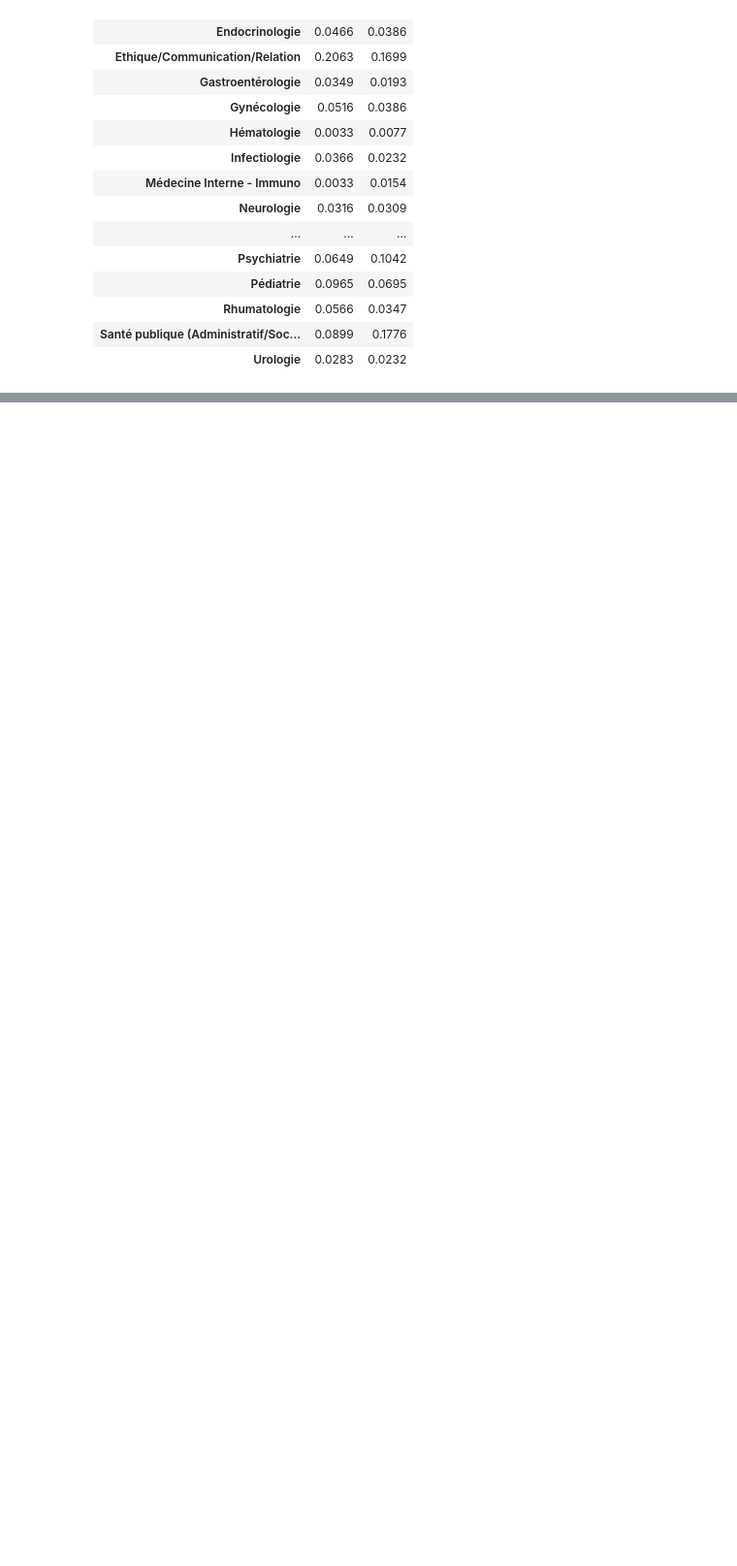
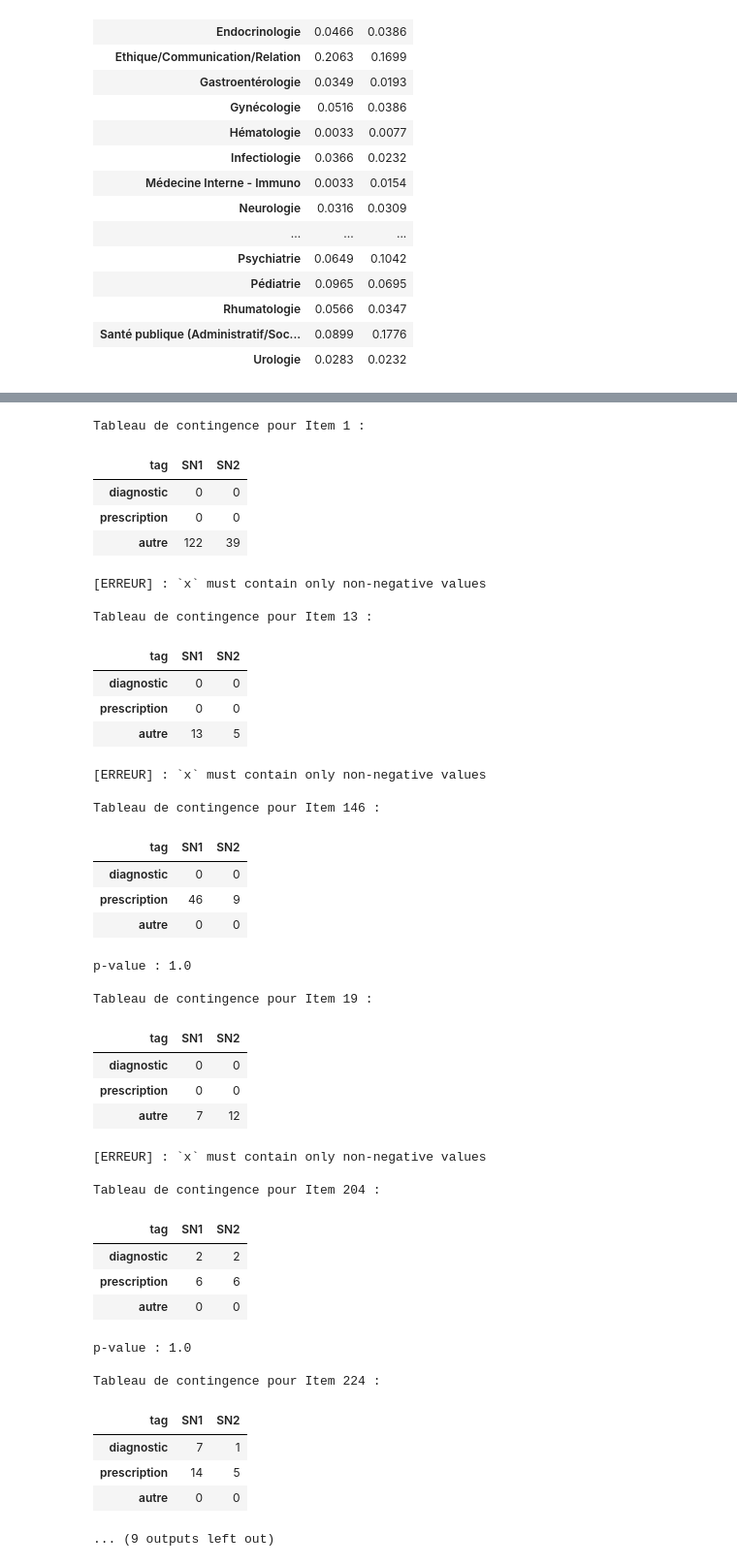
Before and after one commit to ClemBouy/stat, a Jupyter notebook: These_Alienor&Laurene/TOTAL/14_Chi2_SN1SN2.ipynb, the cells around one changed output, grey strips where cells are left out. Shown at 97% size. Drawn from its saved outputs; the diff is of its cells as text; code cells hidden in the pictures; blank space fills up the shorter version.

```diff
--- a/These_Alienor&Laurene/TOTAL/14_Chi2_SN1SN2.ipynb
+++ b/These_Alienor&Laurene/TOTAL/14_Chi2_SN1SN2.ipynb
@@ -533,0 +669,61 @@ Distribution des compétences en SN1 et SN2
+# %%
+for item in top10_items:
+    sample = data.loc[data['ecn_item'] == item]
+    sample = sample.groupby(['tag']).agg(
+        diagnostic = ('step_diag', 'sum'),
+        prescription = ('step_PEC_TTT', 'sum'),
+        autre = ('step_autre', 'sum')
+    )
+
+    sample = sample.T
+
+    contingency = sample[['SN1', 'SN2']].values
+    print(f"\nTableau de contingence pour {item} :")
+    display(sample)
+    try:
+        odds_ratio, p_value = fisher_exact(contingency, method=method)
+        print(f"p-value : {p_value}")
+    except Exception as e:
+        print(f"[ERREUR] : {e}")
+# %% [output]
+Tableau de contingence pour Item 1 :
+| tag | SN1 | SN2 |
+| diagnostic | 0 | 0 |
+| prescription | 0 | 0 |
+| autre | 122 | 39 |
+[ERREUR] : `x` must contain only non-negative values
+
+Tableau de contingence pour Item 13 :
+| tag | SN1 | SN2 |
+| diagnostic | 0 | 0 |
+| prescription | 0 | 0 |
+| autre | 13 | 5 |
+[ERREUR] : `x` must contain only non-negative values
+
+Tableau de contingence pour Item 146 :
+| tag | SN1 | SN2 |
+| diagnostic | 0 | 0 |
+| prescription | 46 | 9 |
+| autre | 0 | 0 |
+p-value : 1.0
+
+Tableau de contingence pour Item 19 :
+| tag | SN1 | SN2 |
+| diagnostic | 0 | 0 |
+| prescription | 0 | 0 |
+| autre | 7 | 12 |
+[ERREUR] : `x` must contain only non-negative values
+
+Tableau de contingence pour Item 204 :
+| tag | SN1 | SN2 |
+| diagnostic | 2 | 2 |
+| prescription | 6 | 6 |
+| autre | 0 | 0 |
+p-value : 1.0
+
+Tableau de contingence pour Item 224 :
+| tag | SN1 | SN2 |
+| diagnostic | 7 | 1 |
+| prescription | 14 | 5 |
+| autre | 0 | 0 |
+... (9 outputs left out)
```
Also changed, not shown: parts of 12 cells of this notebook.
